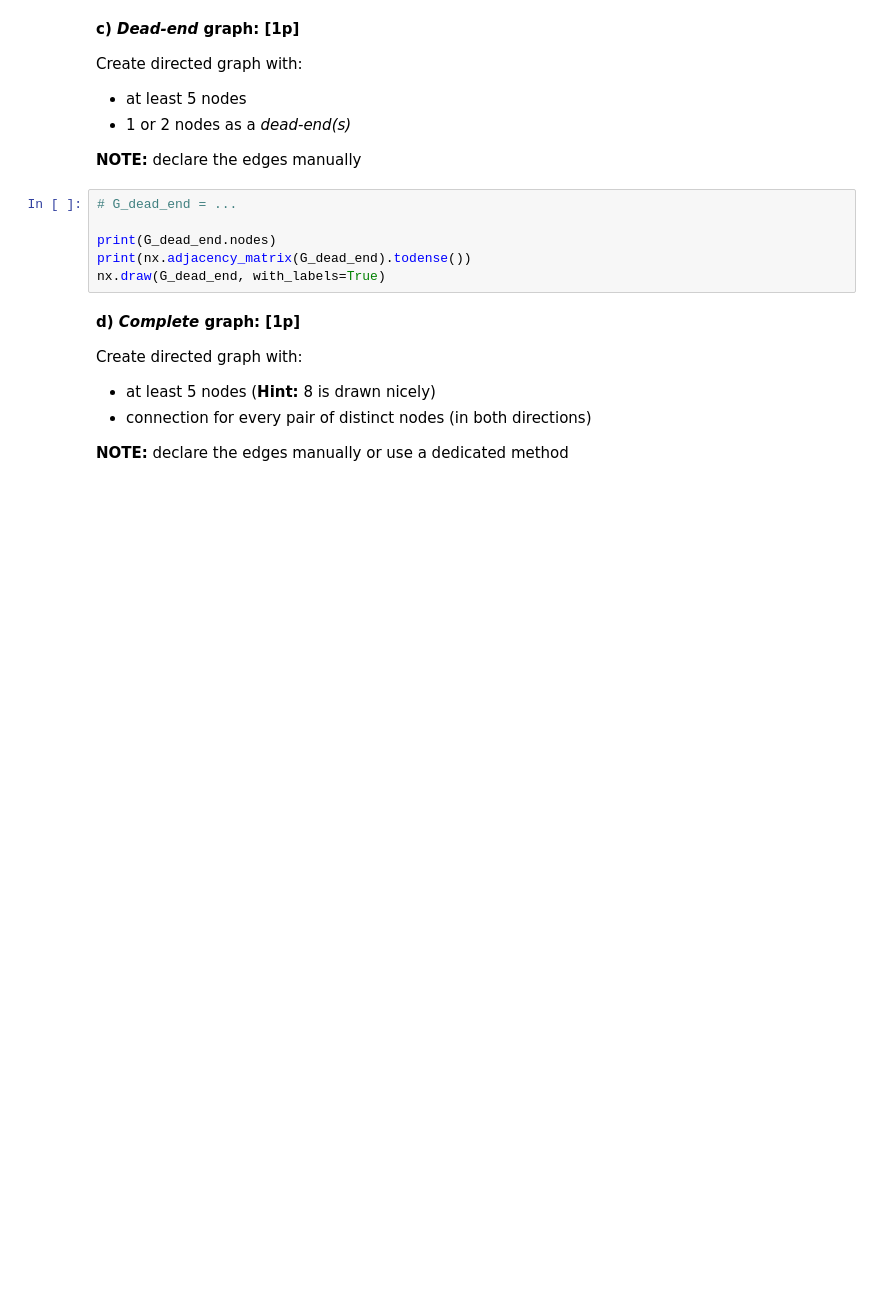
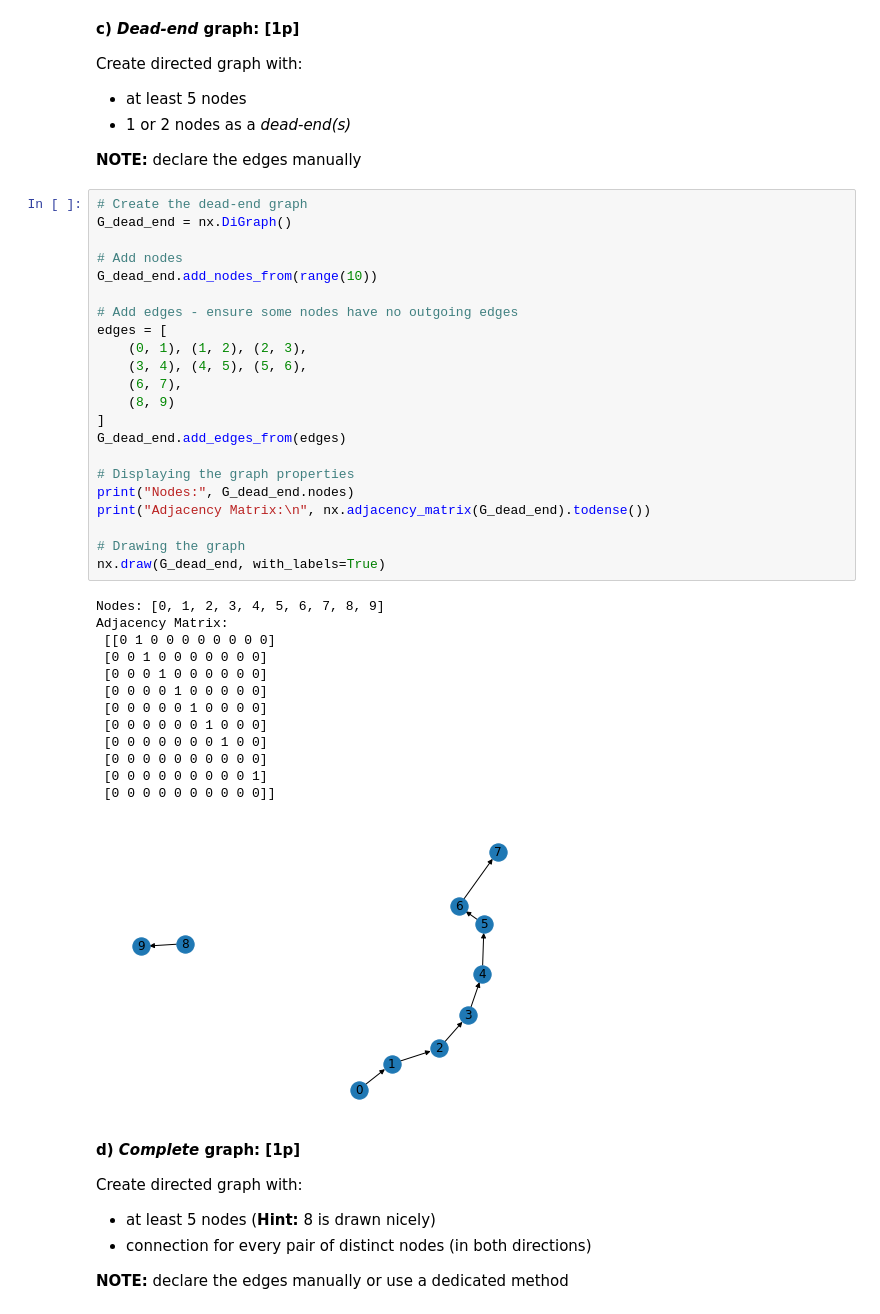
Before and after one commit to SamuelJanas/Sem5, a Jupyter notebook: Information-Retrieval/lab5/lab5.ipynb, the cells around one changed output. Saved outputs shown, nothing was run; the diff lists cells and outputs as text; blank space fills up the shorter version.

```diff
--- a/Information-Retrieval/lab5/lab5.ipynb
+++ b/Information-Retrieval/lab5/lab5.ipynb
@@ -64,12 +100,42 @@ Create directed graph with:
 - 1 or 2 nodes as a *dead-end(s)*
 
 **NOTE:** declare the edges manually
-# %%
-# G_dead_end = ...
-
-print(G_dead_end.nodes)
-print(nx.adjacency_matrix(G_dead_end).todense())
-nx.draw(G_dead_end, with_labels=True)
+# %%
+# Create the dead-end graph
+G_dead_end = nx.DiGraph()
+
+# Add nodes
+G_dead_end.add_nodes_from(range(10))
+
+# Add edges - ensure some nodes have no outgoing edges
+edges = [
+    (0, 1), (1, 2), (2, 3),
+    (3, 4), (4, 5), (5, 6),
+    (6, 7),
+    (8, 9)
+]
+G_dead_end.add_edges_from(edges)
+
+# Displaying the graph properties
+print("Nodes:", G_dead_end.nodes)
+print("Adjacency Matrix:\n", nx.adjacency_matrix(G_dead_end).todense())
+
+# Drawing the graph
+nx.draw(G_dead_end, with_labels=True)
+# %% [output]
+Nodes: [0, 1, 2, 3, 4, 5, 6, 7, 8, 9]
+Adjacency Matrix:
+ [[0 1 0 0 0 0 0 0 0 0]
+ [0 0 1 0 0 0 0 0 0 0]
+ [0 0 0 1 0 0 0 0 0 0]
+ [0 0 0 0 1 0 0 0 0 0]
+ [0 0 0 0 0 1 0 0 0 0]
+ [0 0 0 0 0 0 1 0 0 0]
+ [0 0 0 0 0 0 0 1 0 0]
+ [0 0 0 0 0 0 0 0 0 0]
+ [0 0 0 0 0 0 0 0 0 1]
+ [0 0 0 0 0 0 0 0 0 0]]
+[figure, added]
 # %% [markdown]
 **d) *Complete* graph: [1p]**
 
```
Also changed, not shown: parts of 23 cells of this notebook, 1 other file.
